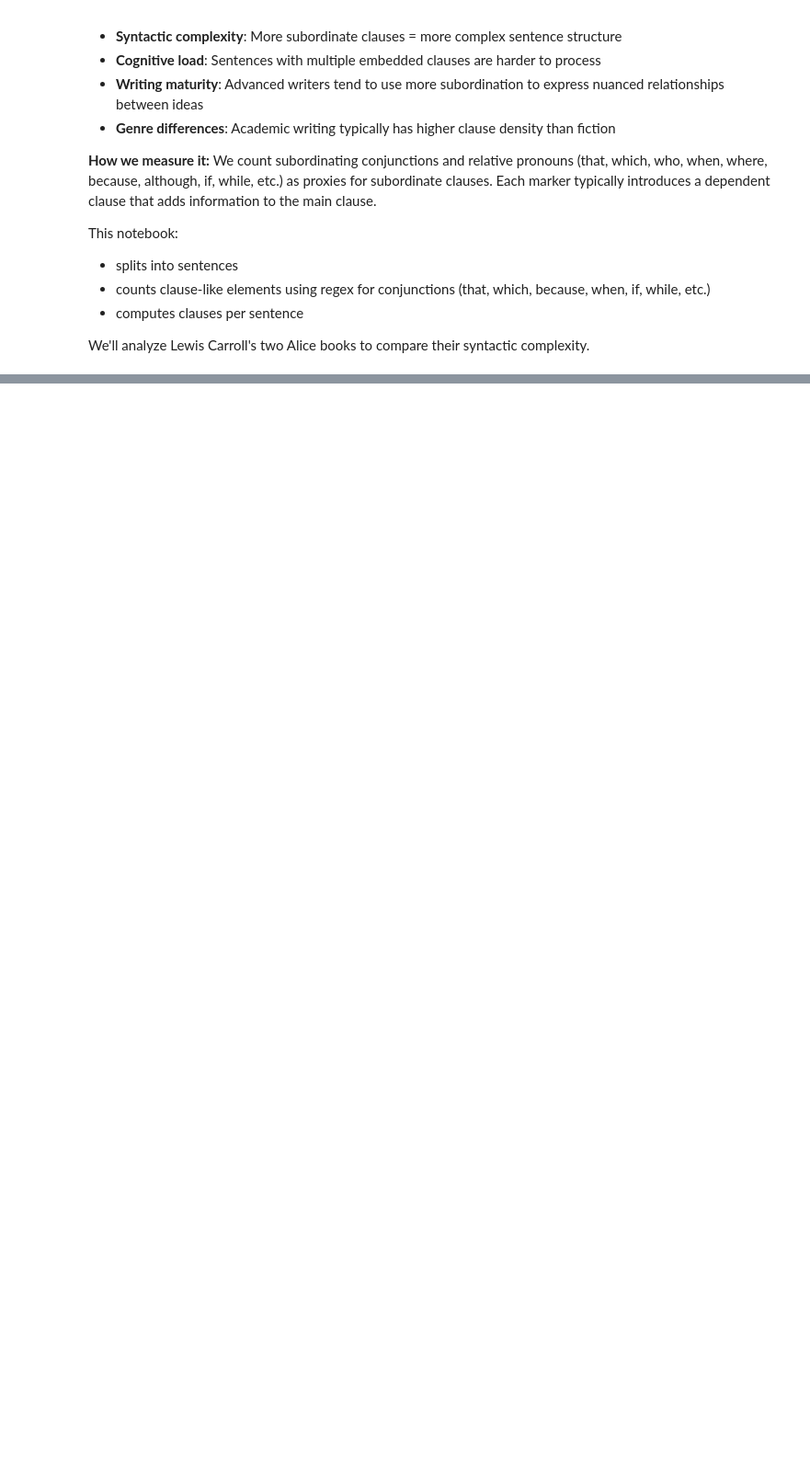
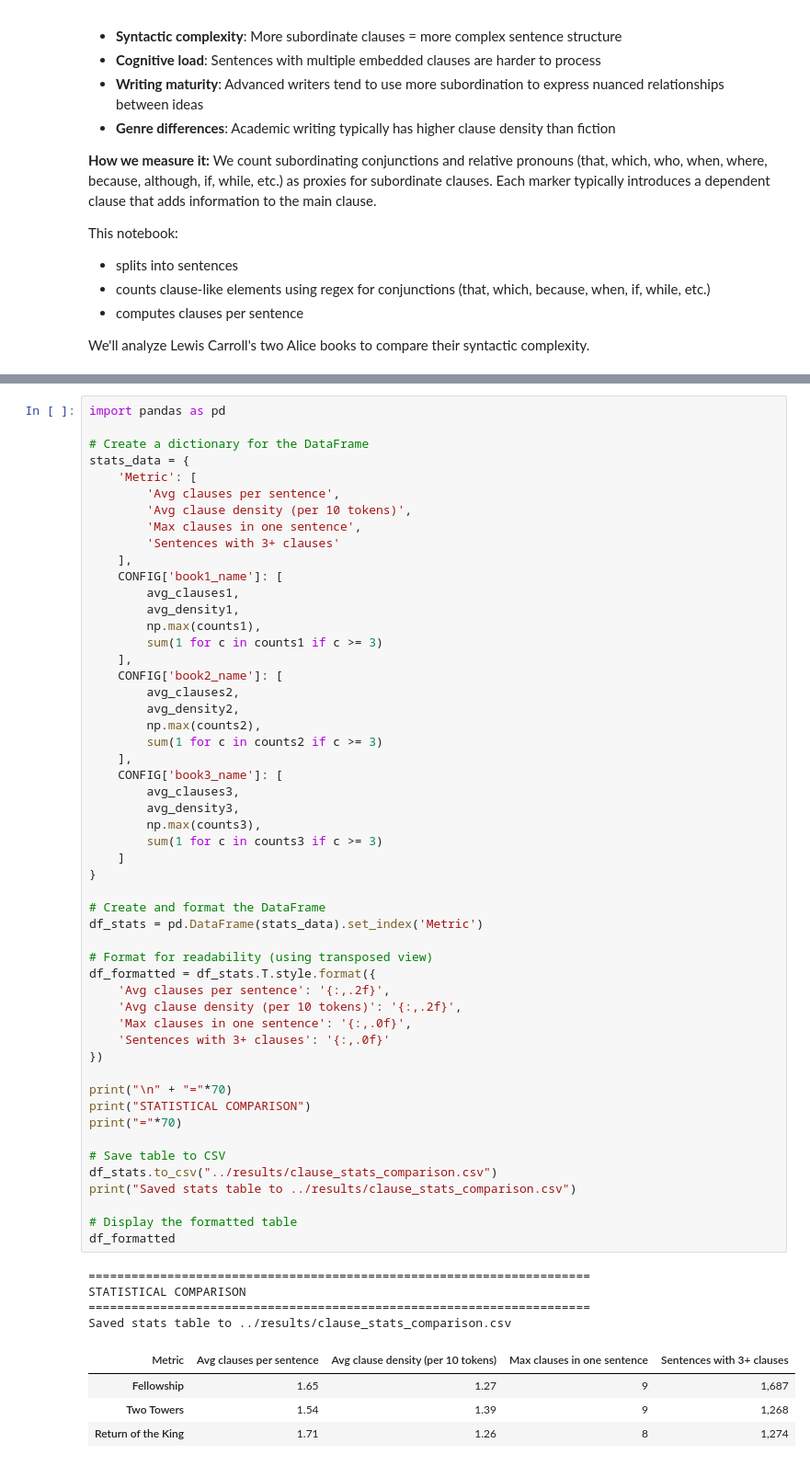
Before and after one commit to Team-DVA/applied-NLP-week3, a Jupyter notebook: notebooks/4_AppliedNLP_Session3_Clause_Density.ipynb, the cells around one changed output, grey strips where cells are left out. Shown: that part at 92% size. Cells and saved outputs as stored; diff of their text form; blank space fills up the shorter version.

```diff
--- a/notebooks/4_AppliedNLP_Session3_Clause_Density.ipynb
+++ b/notebooks/4_AppliedNLP_Session3_Clause_Density.ipynb
@@ -239,0 +243,61 @@ Sentences with 3+ clauses                       259             281
+# %%
+import pandas as pd
+
+# Create a dictionary for the DataFrame
+stats_data = {
+    'Metric': [
+        'Avg clauses per sentence',
+        'Avg clause density (per 10 tokens)',
+        'Max clauses in one sentence',
+        'Sentences with 3+ clauses'
+    ],
+    CONFIG['book1_name']: [
+        avg_clauses1,
+        avg_density1,
+        np.max(counts1),
+        sum(1 for c in counts1 if c >= 3)
+    ],
+    CONFIG['book2_name']: [
+        avg_clauses2,
+        avg_density2,
+        np.max(counts2),
+        sum(1 for c in counts2 if c >= 3)
+    ],
+    CONFIG['book3_name']: [
+        avg_clauses3,
+        avg_density3,
+        np.max(counts3),
+        sum(1 for c in counts3 if c >= 3)
+    ]
+}
+
+# Create and format the DataFrame
+df_stats = pd.DataFrame(stats_data).set_index('Metric')
+
+# Format for readability (using transposed view)
+df_formatted = df_stats.T.style.format({
+    'Avg clauses per sentence': '{:,.2f}',
+    'Avg clause density (per 10 tokens)': '{:,.2f}',
+    'Max clauses in one sentence': '{:,.0f}',
+    'Sentences with 3+ clauses': '{:,.0f}'
+})
+
+print("\n" + "="*70)
+print("STATISTICAL COMPARISON")
+print("="*70)
+
+# Save table to CSV
+df_stats.to_csv("../results/clause_stats_comparison.csv")
+print("Saved stats table to ../results/clause_stats_comparison.csv")
+
+# Display the formatted table
+df_formatted
+# %% [output]
+======================================================================
+STATISTICAL COMPARISON
+======================================================================
+Saved stats table to ../results/clause_stats_comparison.csv
+| Metric | Avg clauses per sentence | Avg clause density (per 10 tokens) | Max clauses in one sentence | Sentences with 3+ clauses |
+| Fellowship | 1.65 | 1.27 | 9 | 1,687 |
+| Two Towers | 1.54 | 1.39 | 9 | 1,268 |
+| Return of the King | 1.71 | 1.26 | 8 | 1,274 |
```
Also changed, not shown: parts of 3 cells of this notebook.
